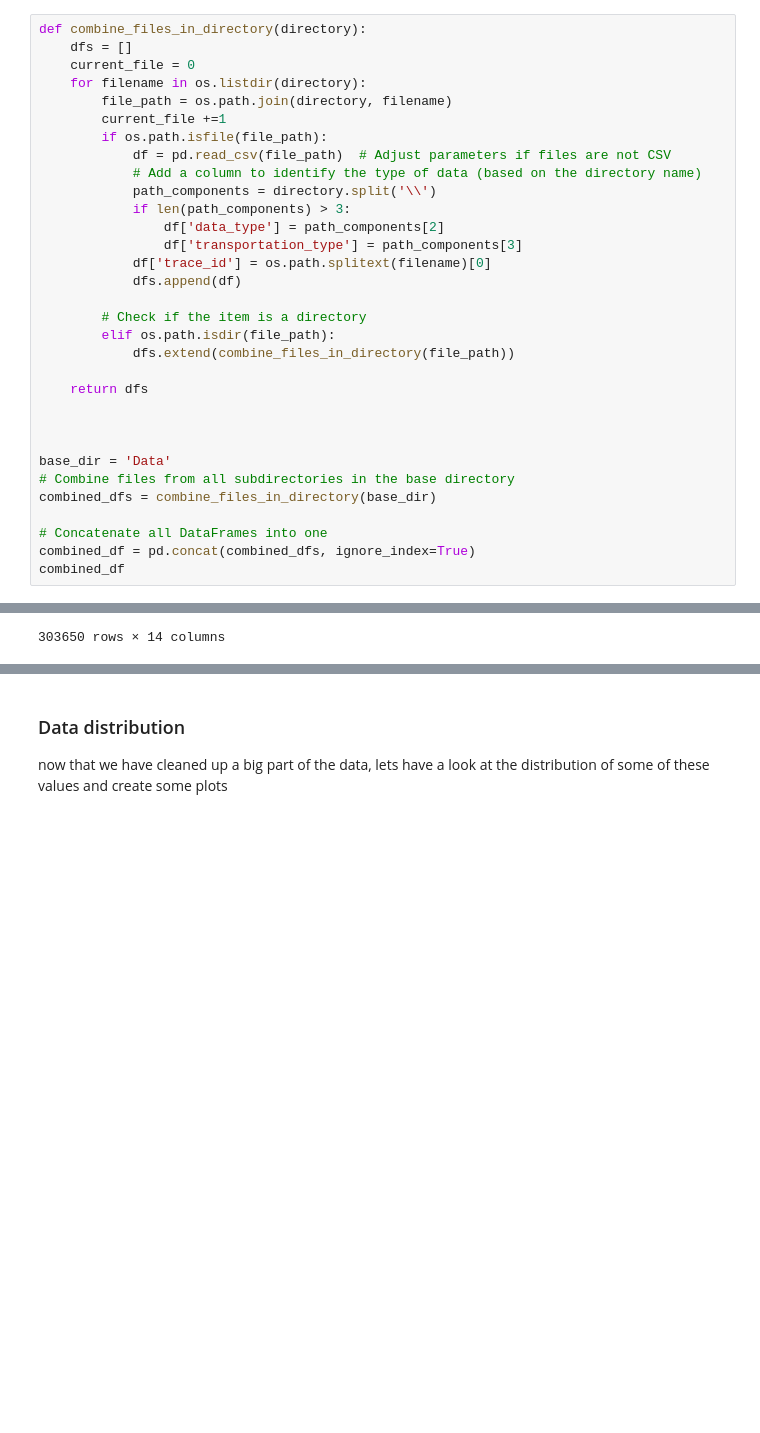
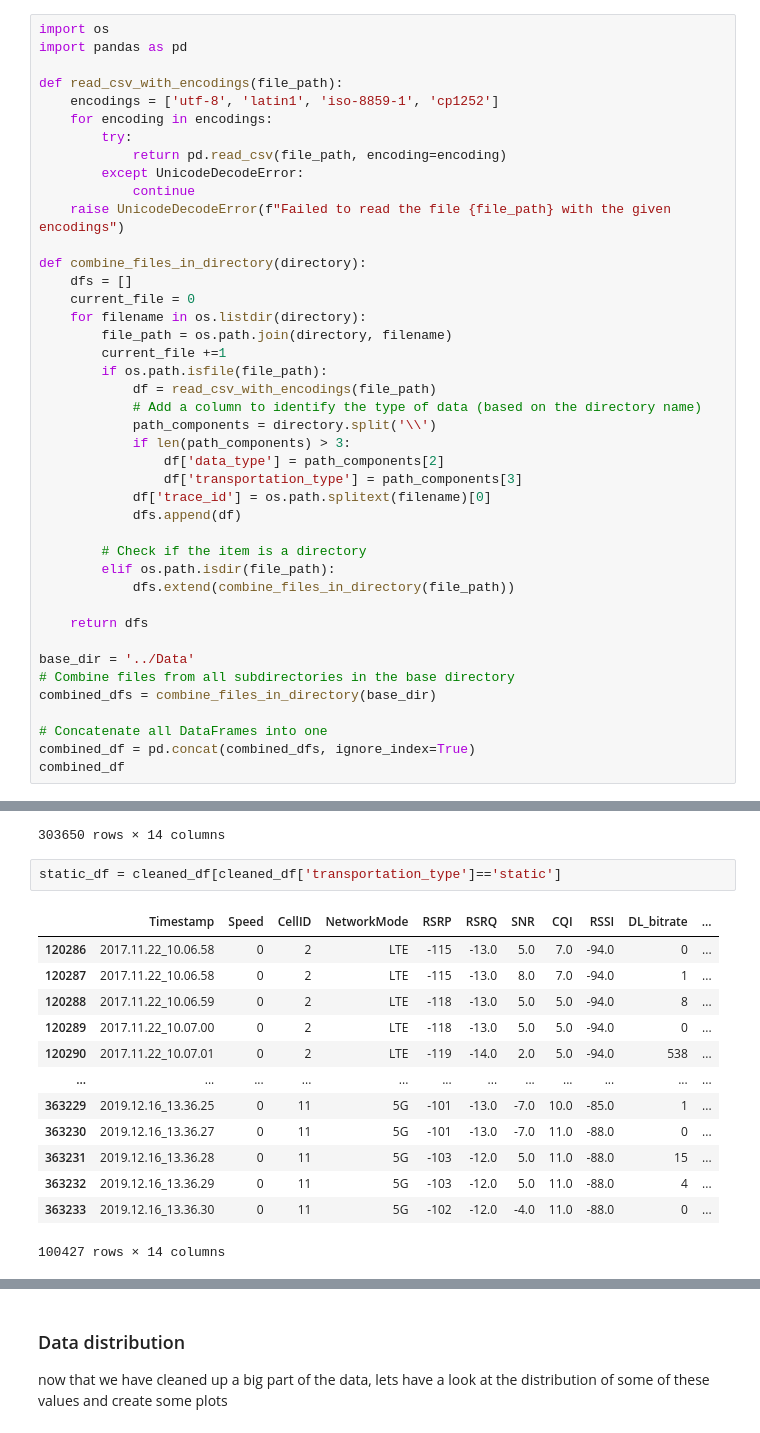
Before and after one commit to mees707/Thesis, a Jupyter notebook: code/EDA/Exploratory Data Analysis.ipynb, the cells around one changed output, grey strips where cells are left out. Drawn from its saved outputs; the diff is of its cells as text; blank space fills up the shorter version.

Commit message:
more data

```diff
--- a/code/EDA/Exploratory Data Analysis.ipynb
+++ b/code/EDA/Exploratory Data Analysis.ipynb
@@ -71,6 +73,18 @@ Data/
 # %% [markdown]
 We can combine all seperate files in this 'Data' directory into one big CSV, since ther share a lot of columns
 # %%
+import os
+import pandas as pd
+
+def read_csv_with_encodings(file_path):
+    encodings = ['utf-8', 'latin1', 'iso-8859-1', 'cp1252']
+    for encoding in encodings:
+        try:
+            return pd.read_csv(file_path, encoding=encoding)
+        except UnicodeDecodeError:
+            continue
+    raise UnicodeDecodeError(f"Failed to read the file {file_path} with the given encodings")
+
 def combine_files_in_directory(directory):
     dfs = []
     current_file = 0
@@ -78,7 +92,7 @@ def combine_files_in_directory(directory):
         file_path = os.path.join(directory, filename)
         current_file +=1
         if os.path.isfile(file_path):
-            df = pd.read_csv(file_path)  # Adjust parameters if files are not CSV
+            df = read_csv_with_encodings(file_path)
             # Add a column to identify the type of data (based on the directory name)
             path_components = directory.split('\\')
             if len(path_components) > 3:
@@ -93,9 +107,7 @@ def combine_files_in_directory(directory):
 
     return dfs
 
-
-
-base_dir = 'Data'
+base_dir = '../Data'
 # Combine files from all subdirectories in the base directory
 combined_dfs = combine_files_in_directory(base_dir)
 
@@ -208,3 +220,19 @@ cleaned_df
 | 363232 | 2019.12.16_13.36.29 | 0 | 11 | 5G | -103 | -12.0 | 5.0 | 11.0 | -88.0 | 4 | ... |
 | 363233 | 2019.12.16_13.36.30 | 0 | 11 | 5G | -102 | -12.0 | -4.0 | 11.0 | -88.0 | 0 | ... |
 303650 rows × 14 columns
+# %%
+static_df = cleaned_df[cleaned_df['transportation_type']=='static']
+# %% [output]
+|  | Timestamp | Speed | CellID | NetworkMode | RSRP | RSRQ | SNR | CQI | RSSI | DL_bitrate | ... |
+| 120286 | 2017.11.22_10.06.58 | 0 | 2 | LTE | -115 | -13.0 | 5.0 | 7.0 | -94.0 | 0 | ... |
+| 120287 | 2017.11.22_10.06.58 | 0 | 2 | LTE | -115 | -13.0 | 8.0 | 7.0 | -94.0 | 1 | ... |
+| 120288 | 2017.11.22_10.06.59 | 0 | 2 | LTE | -118 | -13.0 | 5.0 | 5.0 | -94.0 | 8 | ... |
+| 120289 | 2017.11.22_10.07.00 | 0 | 2 | LTE | -118 | -13.0 | 5.0 | 5.0 | -94.0 | 0 | ... |
+| 120290 | 2017.11.22_10.07.01 | 0 | 2 | LTE | -119 | -14.0 | 2.0 | 5.0 | -94.0 | 538 | ... |
+| ... | ... | ... | ... | ... | ... | ... | ... | ... | ... | ... | ... |
+| 363229 | 2019.12.16_13.36.25 | 0 | 11 | 5G | -101 | -13.0 | -7.0 | 10.0 | -85.0 | 1 | ... |
+| 363230 | 2019.12.16_13.36.27 | 0 | 11 | 5G | -101 | -13.0 | -7.0 | 11.0 | -88.0 | 0 | ... |
+| 363231 | 2019.12.16_13.36.28 | 0 | 11 | 5G | -103 | -12.0 | 5.0 | 11.0 | -88.0 | 15 | ... |
+| 363232 | 2019.12.16_13.36.29 | 0 | 11 | 5G | -103 | -12.0 | 5.0 | 11.0 | -88.0 | 4 | ... |
+| 363233 | 2019.12.16_13.36.30 | 0 | 11 | 5G | -102 | -12.0 | -4.0 | 11.0 | -88.0 | 0 | ... |
+100427 rows × 14 columns
```
Also changed, not shown: parts of 2 cells of this notebook, 7 other files.
